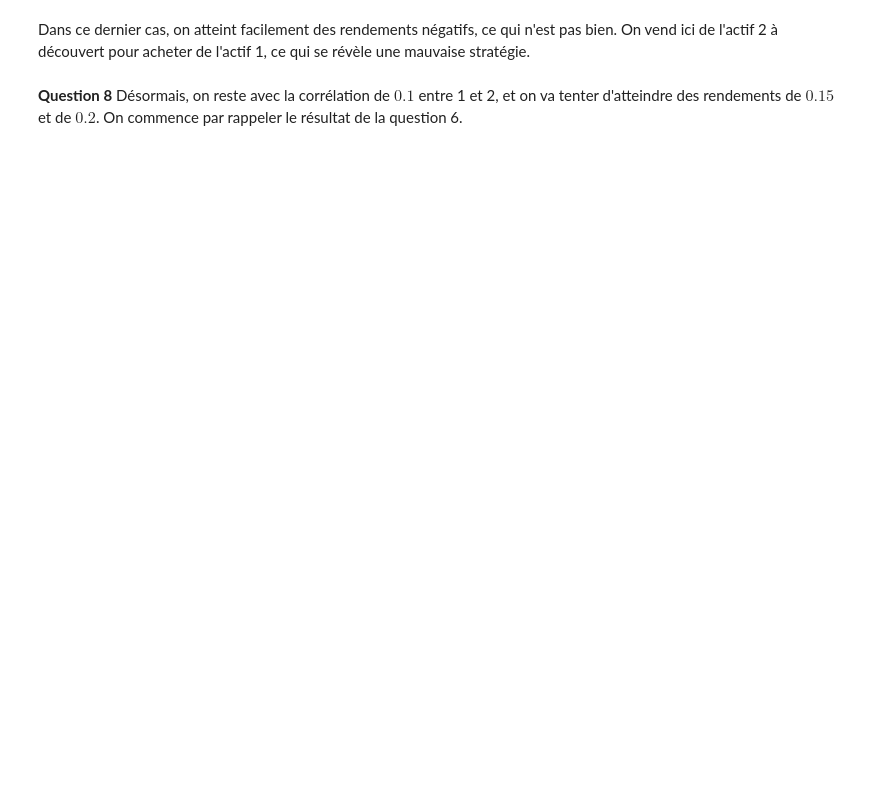
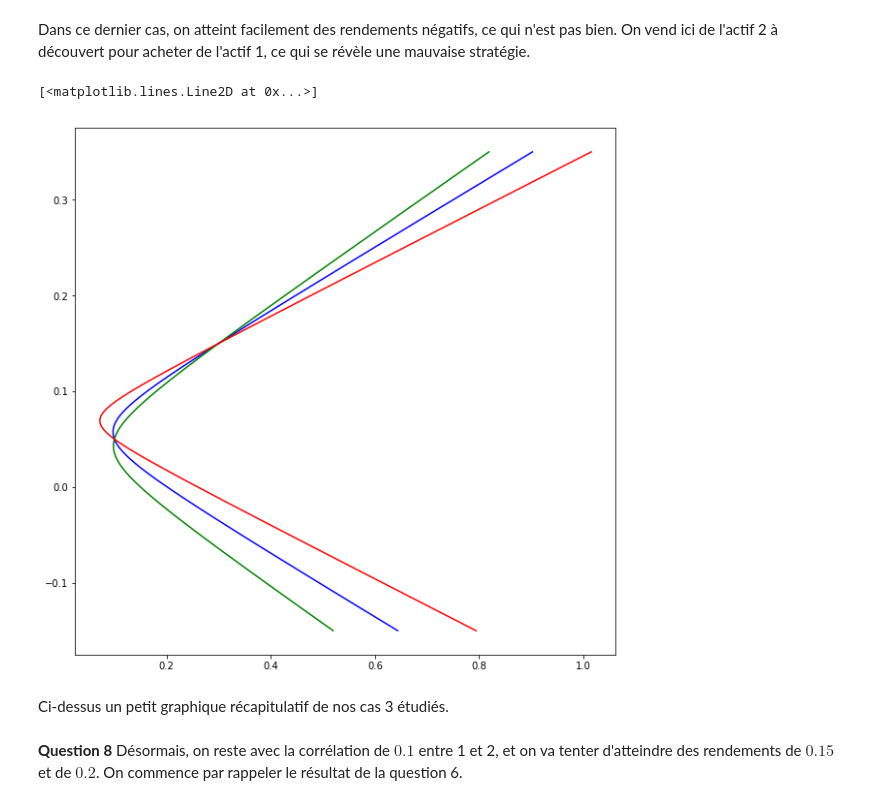
Before and after one commit to RobinWillocquet/projet-markowitz, a Jupyter notebook: Projet_Markowitz.ipynb, the cells around one changed output. Saved outputs shown, nothing was run; the diff lists cells and outputs as text; code cells hidden in the pictures; blank space fills up the shorter version.

```diff
--- a/Projet_Markowitz.ipynb
+++ b/Projet_Markowitz.ipynb
@@ -308,5 +309,21 @@ plt.plot(risk33,rend3,'r')
 # %% [markdown]
 Dans ce dernier cas, on atteint facilement des rendements négatifs, ce qui n'est pas bien. On vend ici de l'actif 2 à découvert pour acheter de l'actif 1, ce qui se révèle une mauvaise stratégie.
+# %%
+plt.figure(figsize=(10,10))
+plt.plot(risk,rend,'b')
+plt.plot(risk2,rend,'g')
+plt.plot(risk3,rend,'r')
+plt.plot(risk21,rend2,'b')
+plt.plot(risk22,rend2,'g')
+plt.plot(risk23,rend2,'r')
+plt.plot(risk31,rend3,'b')
+plt.plot(risk32,rend3,'g')
+plt.plot(risk33,rend3,'r')
+# %% [output]
+[<matplotlib.lines.Line2D at 0x...>]
+[figure, added]
+# %% [markdown]
+Ci-dessus un petit graphique récapitulatif de nos cas 3 étudiés.
 # %% [markdown]
 **Question 8** Désormais, on reste avec la corrélation de $0.1$ entre 1 et 2, et on va tenter d'atteindre des rendements de $0.15$ et de $0.2$. On commence par rappeler le résultat de la question 6.
 # %%
```
Also changed, not shown: parts of 40 cells of this notebook.
